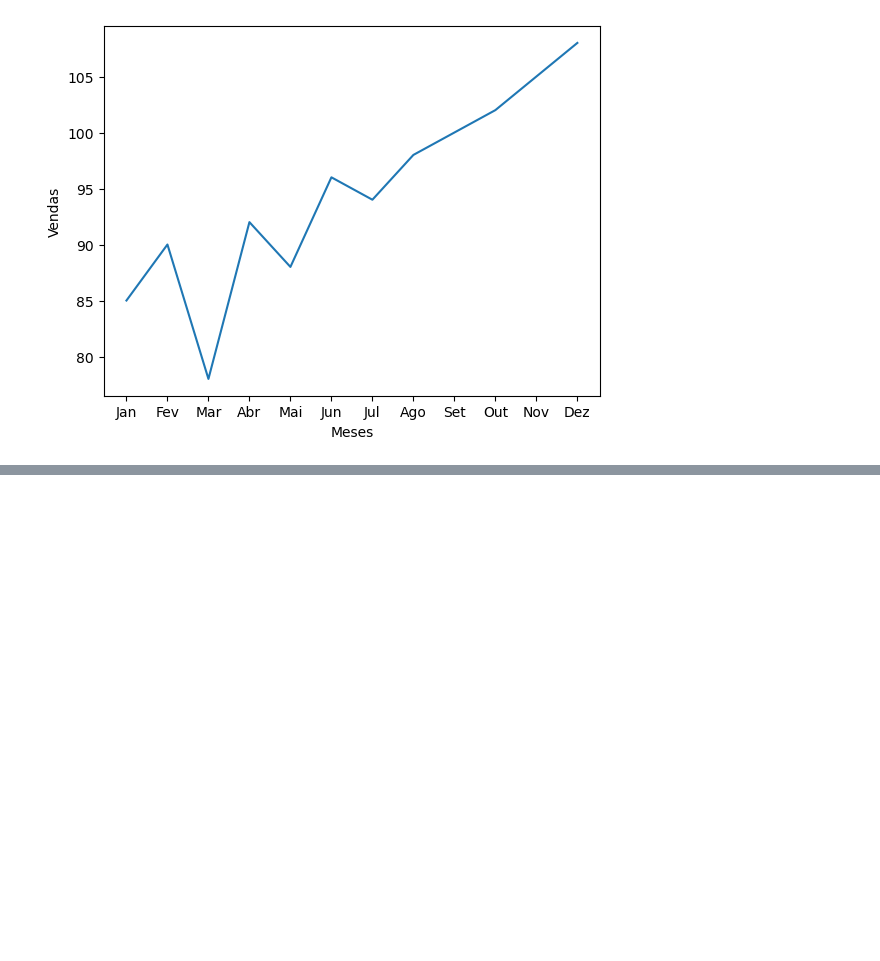
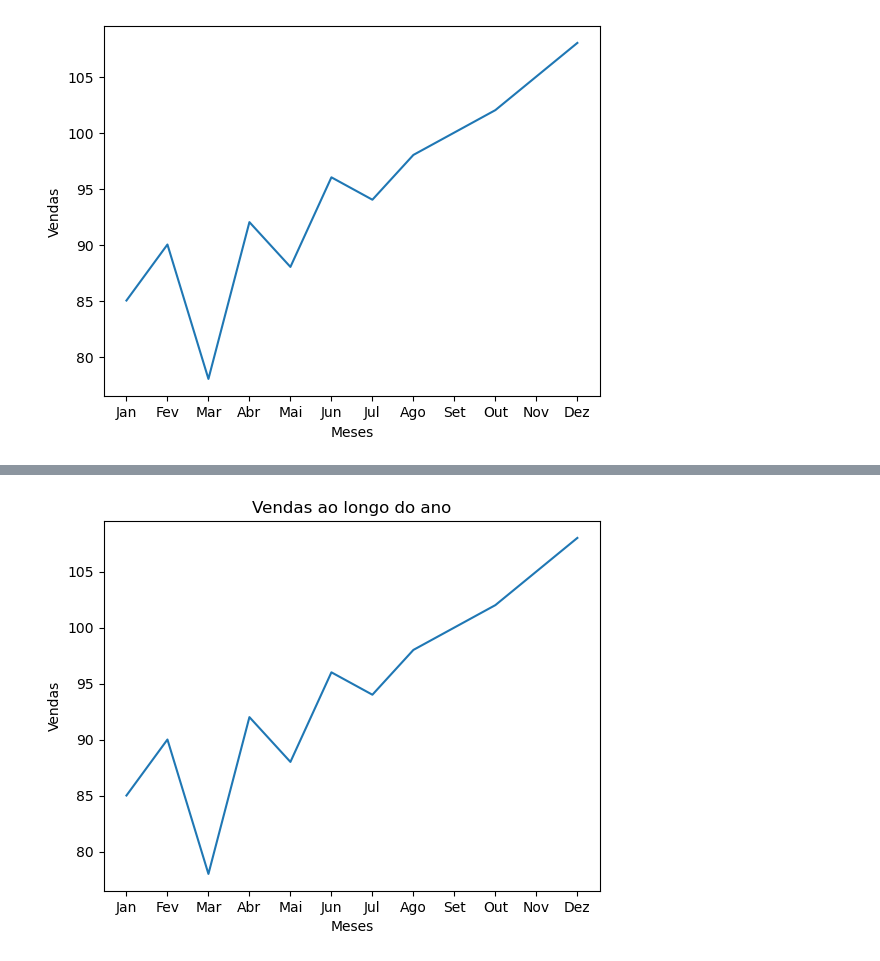
Before and after one commit to kiwsley/ciencia_de_dados, a Jupyter notebook: matplotlib_Searborn/introseaborn.ipynb, the cells around one changed output, grey strips where cells are left out. Drawn from its saved outputs; the diff is of its cells as text; code cells hidden in the pictures; blank space fills up the shorter version.

```diff
--- a/matplotlib_Searborn/introseaborn.ipynb
+++ b/matplotlib_Searborn/introseaborn.ipynb
@@ -44,0 +59,12 @@ sns.lineplot(x='Meses', y='Vendas',data=dados)
+# %%
+import matplotlib.pyplot as plt
+
+fig, eixo = plt.subplots()
+
+sns.lineplot(x='Meses', y='Vendas',data=dados, ax=eixo)
+
+eixo.set_title("Vendas ao longo do ano")
+
+plt.show()
+# %% [output]
+[figure, added]
```
Also changed, not shown: parts of 4 cells of this notebook, 1 other file.
